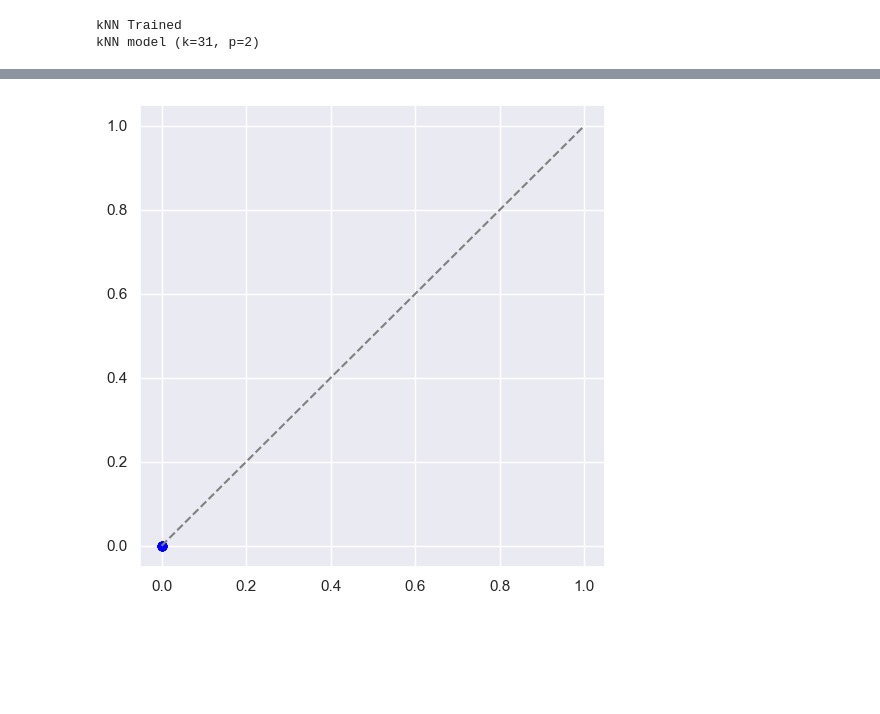
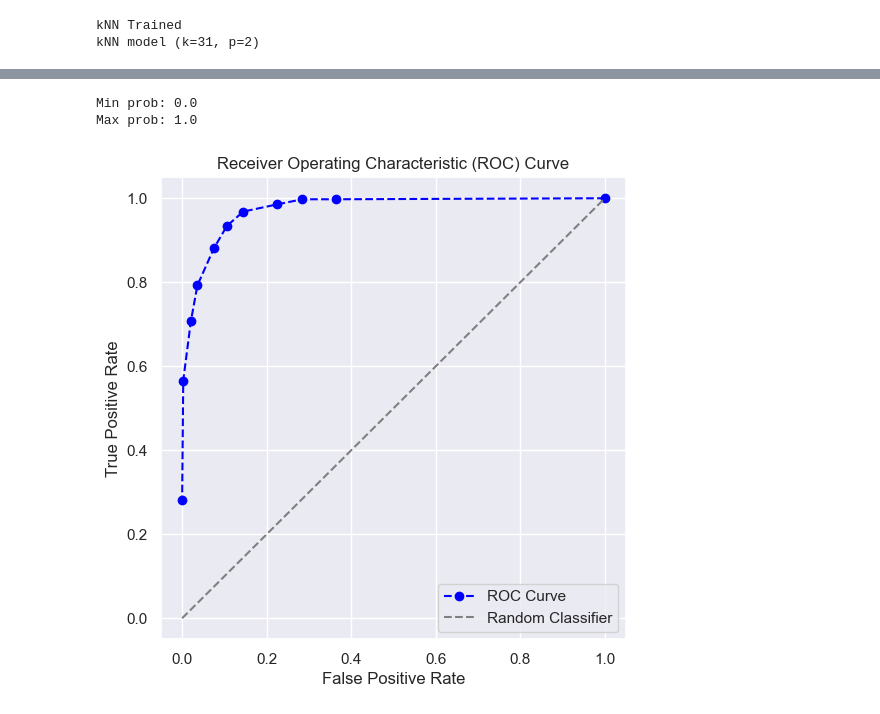
Before and after one commit to ICAI-IMAT-ML/p2-2-jorgecarnicero, a Jupyter notebook: notebook/Lab_2_2_kNN.ipynb, the cells around one changed output, grey strips where cells are left out. Drawn from its saved outputs; the diff is of its cells as text; code cells hidden in the pictures; blank space fills up the shorter version.

```diff
--- a/notebook/Lab_2_2_kNN.ipynb
+++ b/notebook/Lab_2_2_kNN.ipynb
@@ -108,6 +108,8 @@ probability_histograms = plot_probability_histograms(y_train.values, probs[:,1],
 # %%
-roc_curve = plot_roc_curve(y_train.values, probs[:,1], 'YES')
+roc_curve = plot_roc_curve(y_train.values, probs[:,1], 1)
 # %% [output]
+Min prob: 0.0
+Max prob: 1.0
-[figure, old version]
+[figure, new version]
 # %%
 #
```
Also changed, not shown: parts of 5 cells of this notebook, 1 other file.
